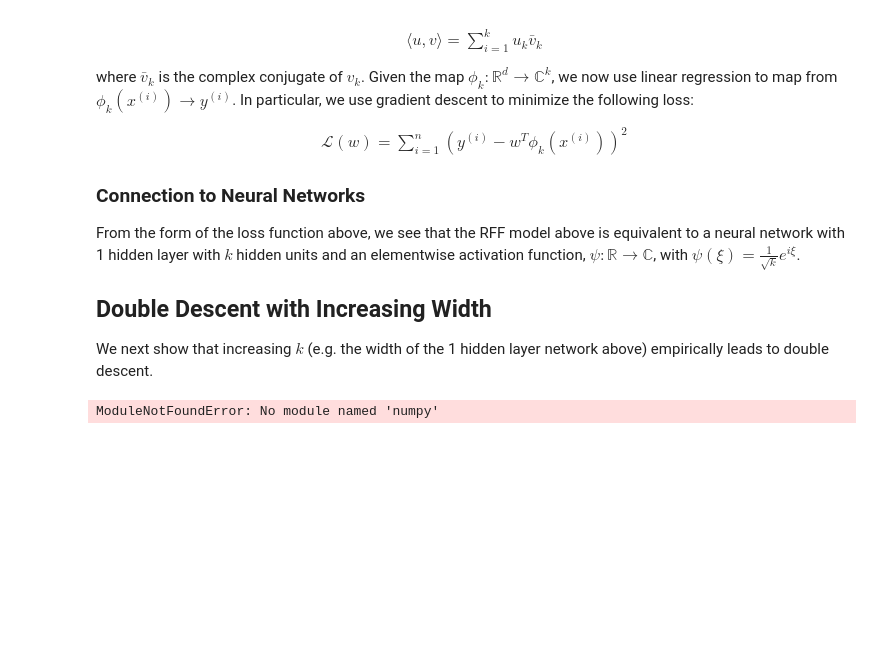
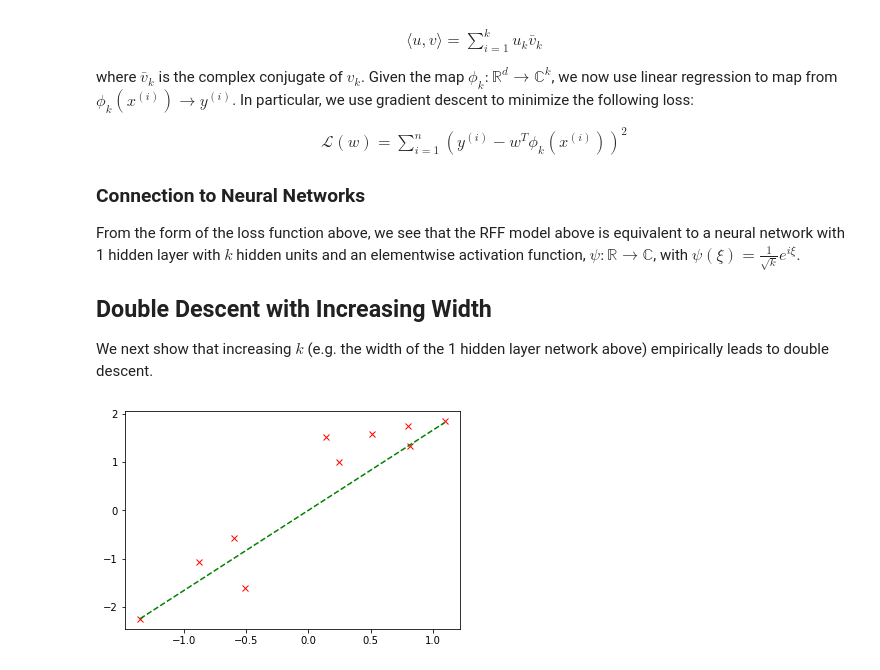
Before and after one commit to aradha5772/deep_learning_theory_tutorial, a Jupyter notebook: DoubleDescentTutorial.ipynb, the cells around one changed output. Saved outputs shown, nothing was run; the diff lists cells and outputs as text; code cells hidden in the pictures; blank space fills up the shorter version.

```diff
--- a/DoubleDescentTutorial.ipynb
+++ b/DoubleDescentTutorial.ipynb
@@ -26,8 +26,21 @@ From the form of the loss function above, we see that the RFF model above is equ
 
 ## Double Descent with Increasing Width
 We next show that increasing $k$ (e.g. the width of the 1 hidden layer network above) empirically leads to double descent.
-# %%
-import dataloader as dl
-X, y = dl.make_dataset()
-# %% [output]
-ModuleNotFoundError: No module named 'numpy'
+# %%
+import dataloader as dl
+import numpy as np
+import matplotlib.pyplot as plt
+%matplotlib inline
+
+SEED = 2134
+
+np.random.seed(SEED)
+# Dataset for regression
+X, y, X_test, y_test, w = dl.make_dataset(n=10, d=1, eps=0.5)
+
+# Visualize Dataset (red) and True Solution (green)
+plt.plot(X[0], y[0], 'rx')
+plt.plot(X_test[0], y_test[0], 'g--')
+plt.show()
+# %% [output]
+[figure, added]
```
Also changed, not shown: parts of 4 cells of this notebook, 1 other file.
